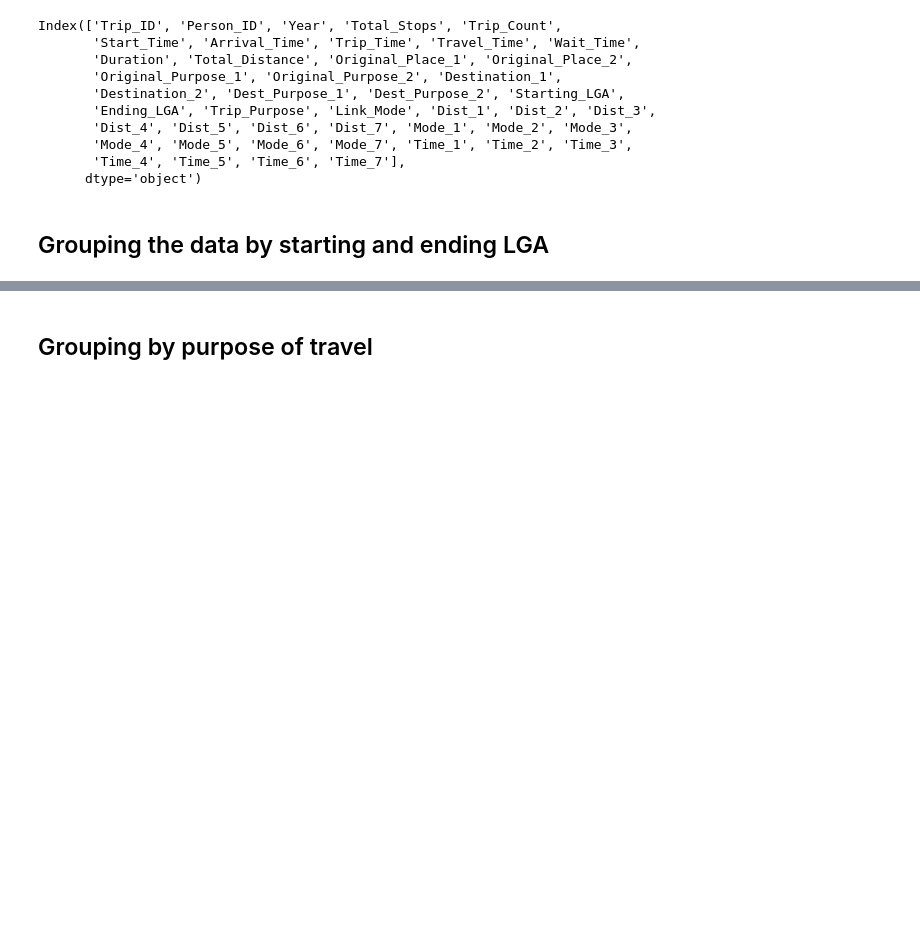
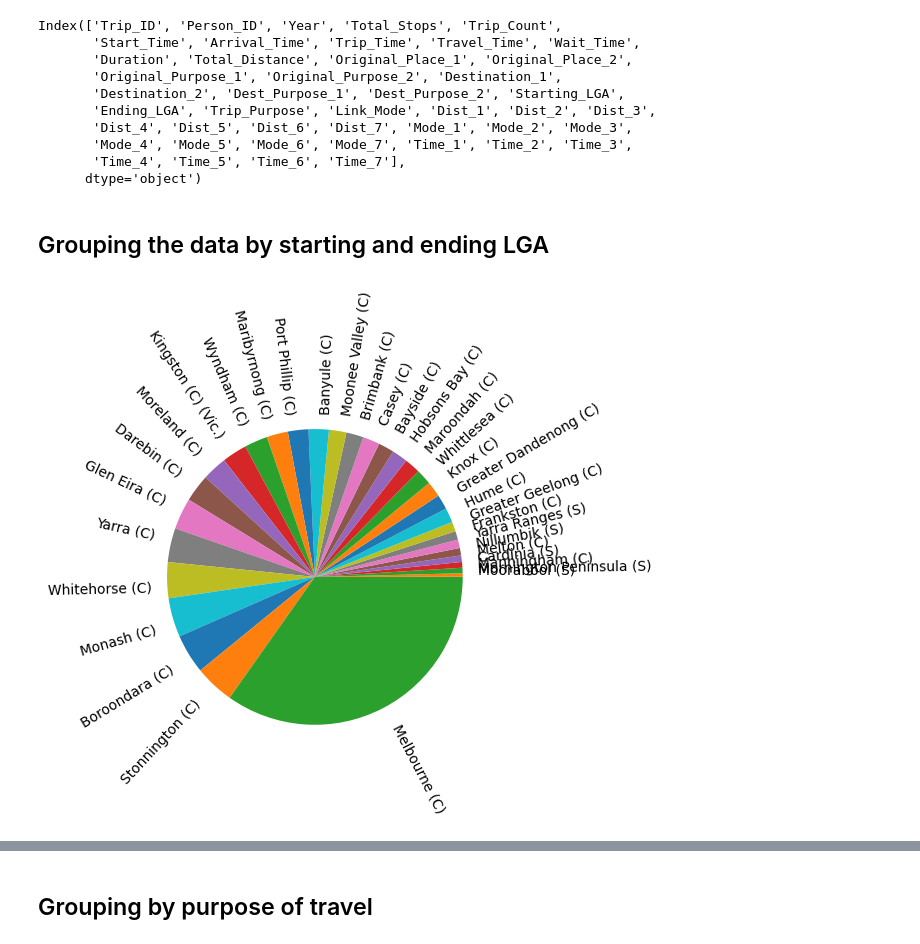
Before and after one commit to Abhidnya05/Project1Group1, a Jupyter notebook: VISTA Analyis.ipynb, the cells around one changed output, grey strips where cells are left out. Drawn from its saved outputs; the diff is of its cells as text; code cells hidden in the pictures; blank space fills up the shorter version.

```diff
--- a/VISTA Analyis.ipynb
+++ b/VISTA Analyis.ipynb
@@ -67,5 +75,15 @@ LGA_count = LGA_count.sort_values('Starting LGA count')
 # %%
 #Create pie chart for melbourne compared to others
+labels = LGA_count['LGA'].unique()
+
+sizes = LGA_count['Starting LGA count']
+
+fig, ax = plt.subplots()
+ax.pie(sizes,labels=labels,rotatelabels=True)
+
+plt.show()
+# %% [output]
+[figure, added]
 # %%
 LGA_count.head()
 # %% [output]
```
Also changed, not shown: parts of 17 cells of this notebook, 2 other files.
